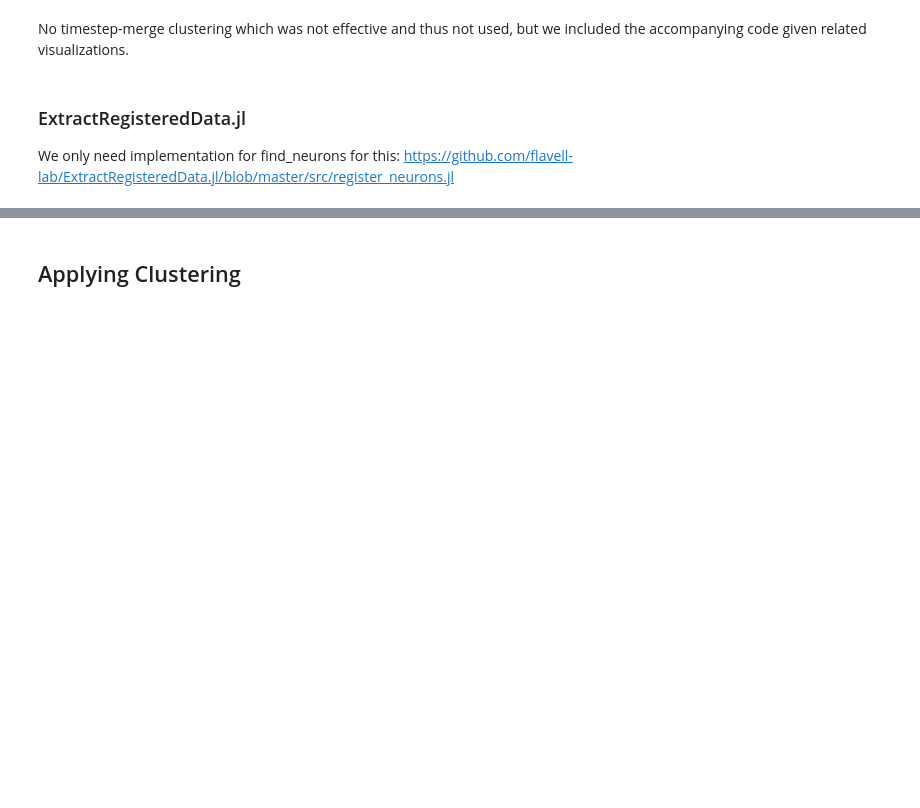
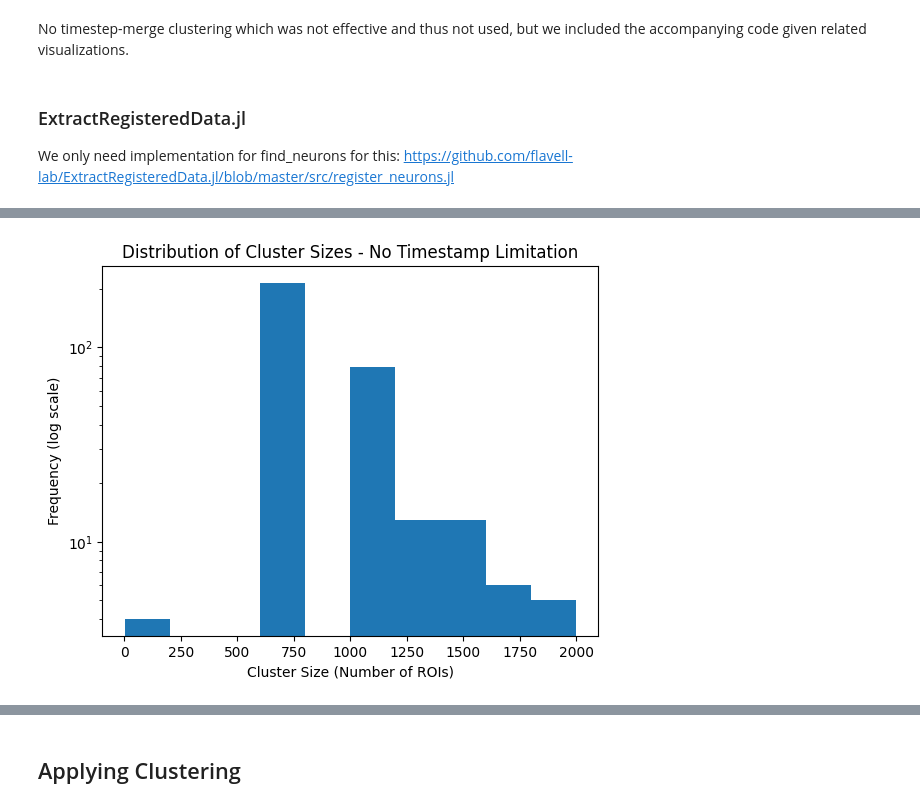
Before and after one commit to nalinir/cv_moving_c_elegans, a Jupyter notebook: clustering.ipynb, the cells around one changed output, grey strips where cells are left out. Drawn from its saved outputs; the diff is of its cells as text; code cells hidden in the pictures; blank space fills up the shorter version.

```diff
--- a/clustering.ipynb
+++ b/clustering.ipynb
@@ -638,10 +650,15 @@ plt.spy(final_matrix,markersize=1)
 # %%
 clusters_dict.keys()
 lens=[]
 for key, ROIs in clusters_dict.items():
     lens.append(len(ROIs))
 plt.hist(lens,log=True)
-plt.savefig("roi_cluster_sizes_no_cluster_lim.png")
+plt.xlabel('Cluster Size (Number of ROIs)')
+plt.ylabel('Frequency (log scale)')
+plt.title('Distribution of Cluster Sizes - No Timestamp Limitation')
+plt.savefig("roi_cluster_sizes_cluster_lim.png")
+# %% [output]
+[figure, added]
 # %%
 values_to_remove = all_values - clusters_set
 new_label_map_adj = new_label_map
```
Also changed, not shown: parts of 10 cells of this notebook, 2 other files.
